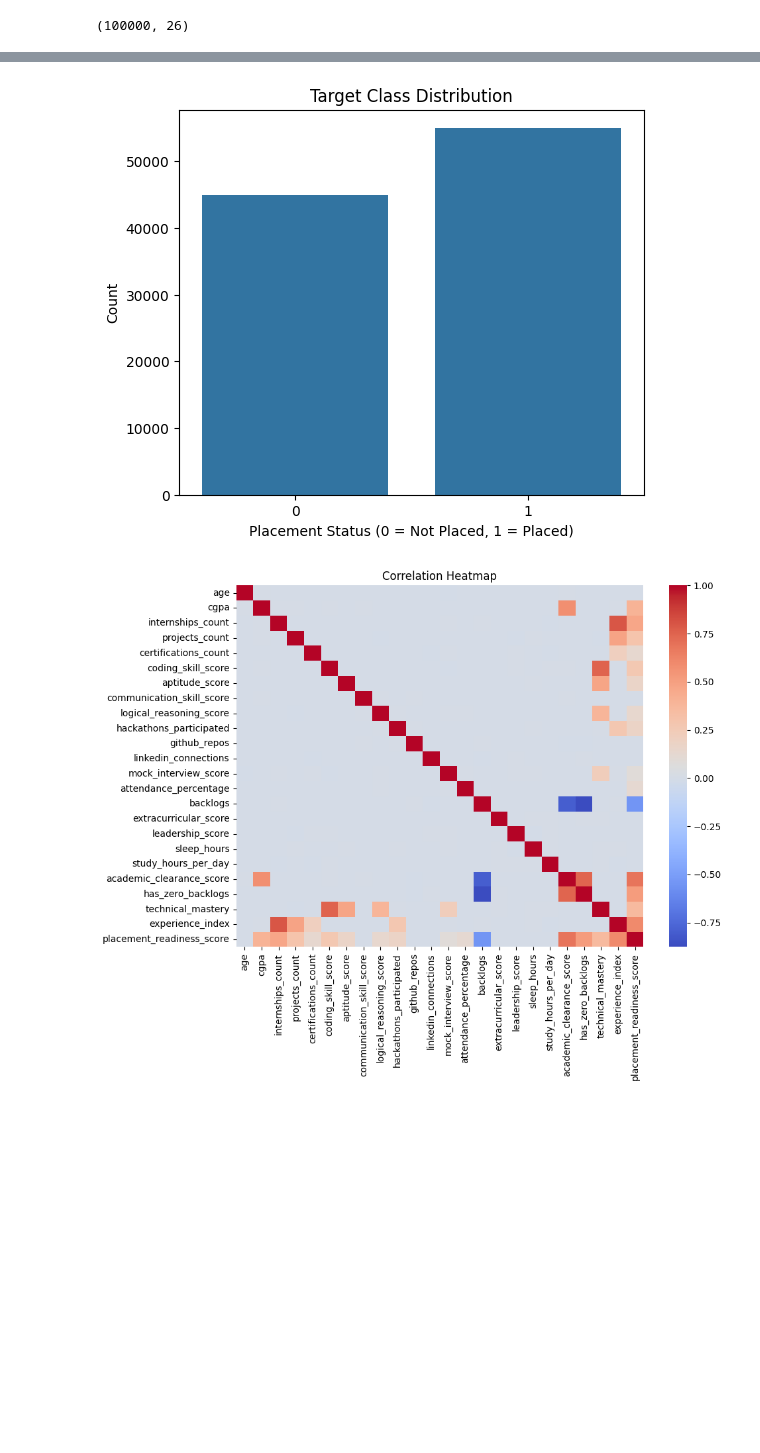
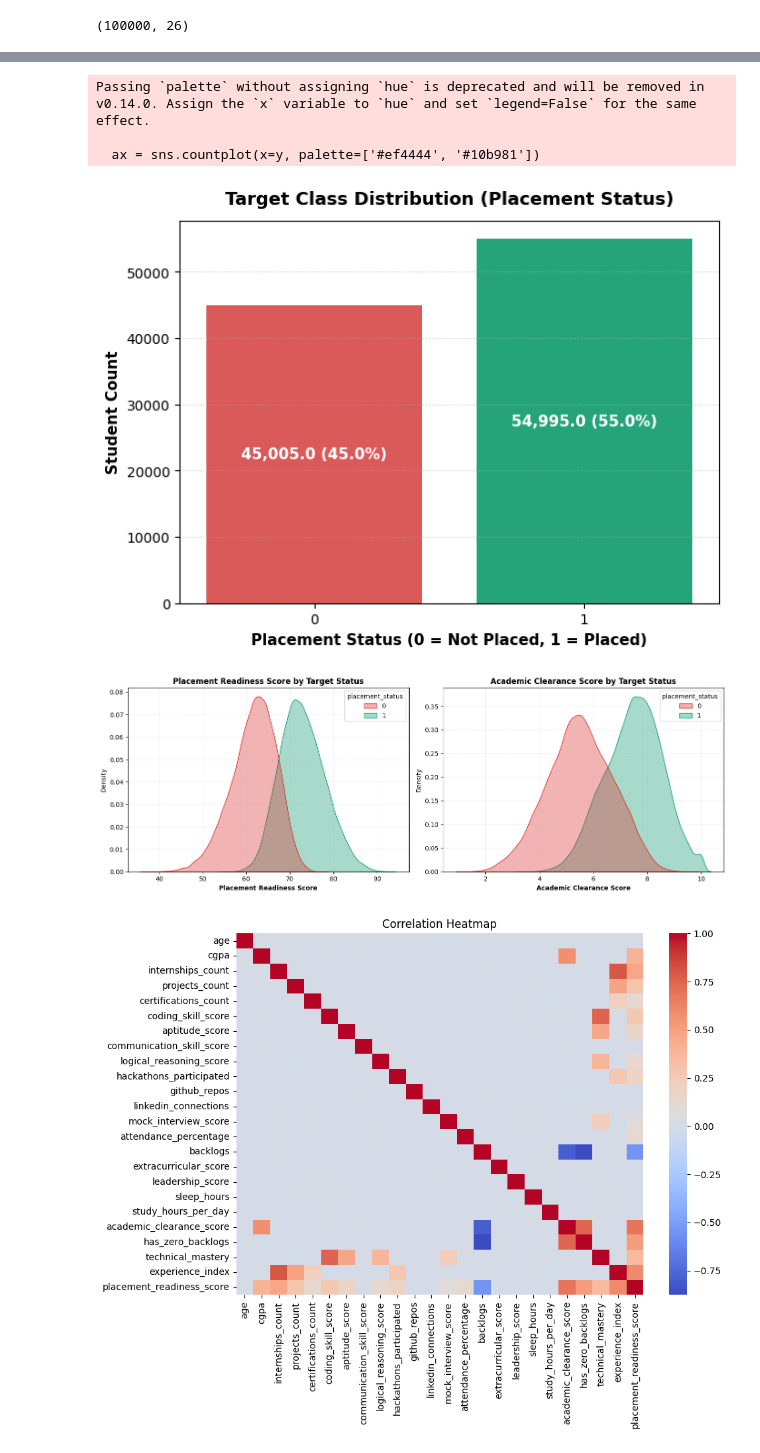
Before and after one commit to dev-lov-oper/CampusPulse, a Jupyter notebook: CampusPredict-Integrated/ml_source/notebooks/03_decision_tree_student_placement.ipynb, the cells around one changed output, grey strips where cells are left out. Cells and saved outputs as stored; diff of their text form; code cells hidden in the pictures; blank space fills up the shorter version.

```diff
--- a/CampusPredict-Integrated/ml_source/notebooks/03_decision_tree_student_placement.ipynb
+++ b/CampusPredict-Integrated/ml_source/notebooks/03_decision_tree_student_placement.ipynb
@@ -124,12 +126,40 @@ placement_status
 # %%
-plt.figure(figsize=(6, 5))
-sns.countplot(x=y)
-plt.title('Target Class Distribution')
-plt.xlabel('Placement Status (0 = Not Placed, 1 = Placed)')
-plt.ylabel('Count')
+# EDA 1: Target Class Distribution with Percentages
+plt.figure(figsize=(7, 5))
+ax = sns.countplot(x=y, palette=['#ef4444', '#10b981'])
+total = len(y)
+for p in ax.patches:
+    height = p.get_height()
+    ax.annotate(f'{height:,} ({height/total*100:.1f}%)',
+                (p.get_x() + p.get_width() / 2., height / 2),
+                ha='center', va='center', fontsize=11, color='white', fontweight='bold')
+plt.title('Target Class Distribution (Placement Status)', fontsize=13, fontweight='bold', pad=12)
+plt.xlabel('Placement Status (0 = Not Placed, 1 = Placed)', fontsize=11, fontweight='bold')
+plt.ylabel('Student Count', fontsize=11, fontweight='bold')
+plt.grid(axis='y', linestyle=':', alpha=0.6)
 plt.show()
+
+# EDA 2: Key Engineered Feature Distributions by Placement Status
+fig, axes = plt.subplots(1, 2, figsize=(14, 5))
+sns.kdeplot(data=df, x='placement_readiness_score', hue='placement_status', common_norm=False, fill=True,
+            palette=['#dc2626', '#059669'], alpha=0.35, ax=axes[0])
+axes[0].set_title('Placement Readiness Score by Target Status', fontsize=12, fontweight='bold')
+axes[0].set_xlabel('Placement Readiness Score', fontweight='bold')
+axes[0].grid(True, linestyle=':', alpha=0.5)
+
+sns.kdeplot(data=df, x='academic_clearance_score', hue='placement_status', common_norm=False, fill=True,
+            palette=['#dc2626', '#059669'], alpha=0.35, ax=axes[1])
+axes[1].set_title('Academic Clearance Score by Target Status', fontsize=12, fontweight='bold')
+axes[1].set_xlabel('Academic Clearance Score', fontweight='bold')
+axes[1].grid(True, linestyle=':', alpha=0.5)
+plt.tight_layout()
+plt.show()
 # %% [output]
+Passing `palette` without assigning `hue` is deprecated and will be removed in v0.14.0. Assign the `x` variable to `hue` and set `legend=False` for the same effect.
+
+  ax = sns.countplot(x=y, palette=['#ef4444', '#10b981'])
-[figure, old version]
+[figure, new version]
+[figure, added]
 # %%
 plt.figure(figsize=(10, 8))
 sns.heatmap(X.select_dtypes(include=[np.number]).corr(), annot=False, cmap='coolwarm')
```
Also changed, not shown: parts of 5 cells of this notebook, 25 other files.
